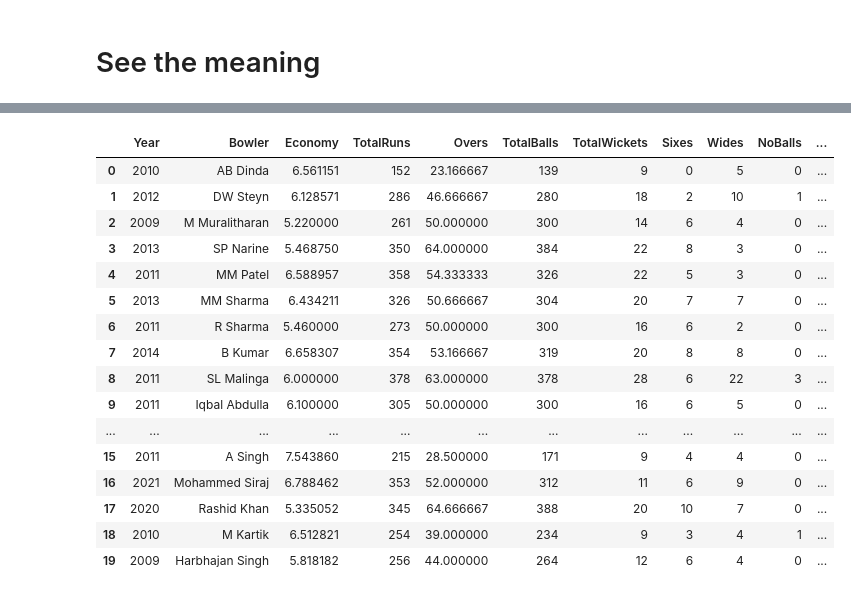
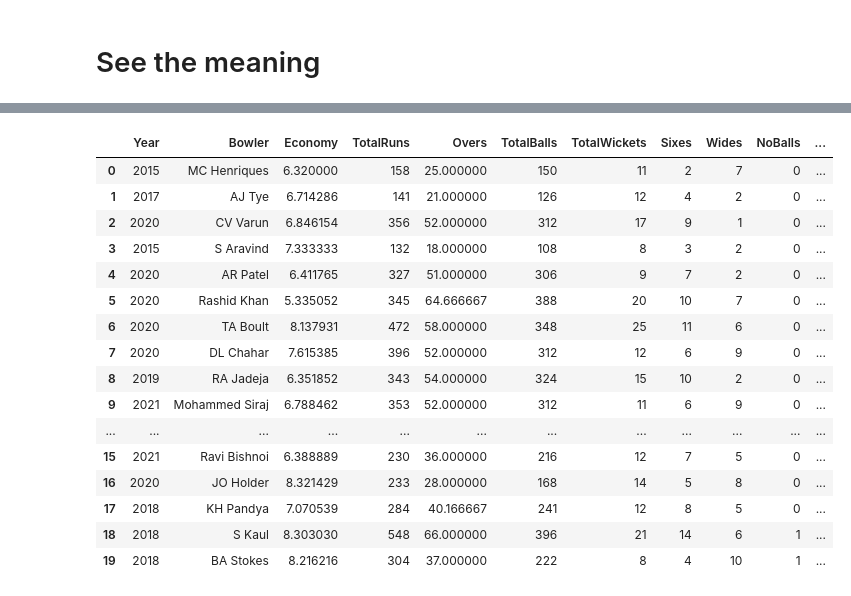
Before and after one commit to greenbear26/fielding-independent-bowling, a Jupyter notebook: main.ipynb, the cells around one changed output, grey strips where cells are left out. Cells and saved outputs as stored; diff of their text form; code cells hidden in the pictures.

Commit message:
Normalized FIB

```diff
--- a/main.ipynb
+++ b/main.ipynb
@@ -153,7 +153,7 @@ for year in filtered_df['Year'].unique():
         total_wickets = bowler_data[bowler_data['Kind'].isin(['bowled', 'caught', 'lbw', 'stumped', 'hit wicket', 'caught and bowled'])].shape[0]
 
         # Fielding Indpendent wickets (bowled, lbw, hit wicker, caught and bowled) [Maybe add stumped later]
-        fielding_independent_wickets = bowler_data[bowler_data['Kind'].isin(['bowled', 'caught and bowled', 'lbw', 'hit wicket'])].shape[0]
+        fielding_independent_wickets = bowler_data[bowler_data['Kind'].isin(['bowled', 'caught and bowled', 'lbw', 'hit wicket', 'stumped'])].shape[0]
 
         rows_list.append({
             'Year': year,
@@ -220,9 +197,9 @@ avg_economy_by_year
 # %% [markdown]
 # Training the model
 # %%
-recent_year_bowler_df = bowler_df[bowler_df['Year'] >= 2022]
+recent_year_bowler_df = bowler_df[bowler_df['Year'] >= 2015]
 
-X = recent_year_bowler_df[['Sixes', 'Wides', 'NoBalls', 'FI Wickets', 'DotBalls']].div(recent_year_bowler_df['Overs'], axis=0)
+X = recent_year_bowler_df[['Sixes', 'Wides', 'NoBalls', 'FI Wickets']].div(recent_year_bowler_df['Overs'], axis=0)
 y = recent_year_bowler_df['Economy']
 
 fib_reg = LinearRegression().fit(X, y)
@@ -252,16 +229,16 @@ fib_reg.coef_, fib_reg.intercept_
 fib_coefficients = np.array(fib_reg.coef_)
 fib_coefficients = np.insert(fib_coefficients, 0, fib_reg.intercept_)
 
-for index, row in bowler_df.iterrows():
-    bowler_df.at[index, 'FIB'] = fib_coefficients[0] + fib_coefficients[1] * (row['Sixes'] / row['Overs']) + \
+for index, row in recent_year_bowler_df.iterrows():
+    recent_year_bowler_df.at[index, 'raw_FIB'] = fib_coefficients[0] + fib_coefficients[1] * (row['Sixes'] / row['Overs']) + \
                                 fib_coefficients[2] * (row['Wides'] / row['Overs']) + \
                                 fib_coefficients[3] * (row['NoBalls'] / row['Overs']) + \
-                                fib_coefficients[4] * (row['FI Wickets'] / row['Overs']) + \
-                                fib_coefficients[5] * (row['DotBalls'] / row['Overs'])
+                                fib_coefficients[4] * (row['FI Wickets'] / row['Overs'])# + \
+                                # fib_coefficients[5] * (row['DotBalls'] / row['Overs'])
 
-bowler_df.sort_values(by=['FIB'], inplace=True)
-bowler_df = bowler_df.reset_index(drop=True)
-bowler_df.to_csv('data/bowler-stats-with-fib.csv', index=False)
-bowler_df.head(20)
+recent_year_bowler_df.sort_values(by=['raw_FIB'], inplace=True)
+recent_year_bowler_df = recent_year_bowler_df.reset_index(drop=True)
+recent_year_bowler_df.to_csv('data/bowler-stats-with-fib.csv', index=False)
+recent_year_bowler_df.head(20)
 # %% [output]
 |  | Year | Bowler | Economy | TotalRuns | Overs | TotalBalls | TotalWickets | Sixes | Wides | NoBalls | ... |
@@ -283,0 +261,13 @@ bowler_df.head(20)
+# %%
+# Normalize FIB for each year based on economy mean and standard deviation
+for year in recent_year_bowler_df['Year'].unique():
+    year_data = recent_year_bowler_df[recent_year_bowler_df['Year'] == year]
+    mean_economy = year_data['Economy'].mean()
+    std_economy = year_data['Economy'].std()
+    mean_fib = year_data['raw_FIB'].mean()
+    std_fib = year_data['raw_FIB'].std()
+
+    for index, row in year_data.iterrows():
+        normalized_fib = (row['raw_FIB'] - mean_fib) / std_fib
+        real_fib = normalized_fib * std_economy + mean_economy
+        recent_year_bowler_df.at[index, 'FIB'] = real_fib
@@ -284,35 +310,35 @@ bowler_df.head(20)
 # %%
 # Store Economy in next year for each bowler in a new dataframe
 next_year_economy = []
-for index, row in bowler_df.iterrows():
+for index, row in recent_year_bowler_df.iterrows():
     bowler = row['Bowler']
     year = row['Year']
-    next_year_data = bowler_df[(bowler_df['Bowler'] == bowler) & (bowler_df['Year'] == year + 1)]
+    next_year_data = recent_year_bowler_df[(recent_year_bowler_df['Bowler'] == bowler) & (recent_year_bowler_df['Year'] == year + 1)]
     if not next_year_data.empty:
         new_row = row.to_dict()
         new_row['next_year_economy'] = next_year_data.iloc[0]['Economy']
         next_year_economy.append(new_row)
 
 next_year_economy_df = pd.DataFrame(next_year_economy).reset_index(drop=True)
 next_year_economy_df.head(20)
 # %% [output]
 |  | Year | Bowler | Economy | TotalRuns | Overs | TotalBalls | TotalWickets | Sixes | Wides | NoBalls | ... |
-| 0 | 2010 | AB Dinda | 6.561151 | 152 | 23.166667 | 139 | 9 | 0 | 5 | 0 | ... |
-| 1 | 2012 | DW Steyn | 6.128571 | 286 | 46.666667 | 280 | 18 | 2 | 10 | 1 | ... |
-| 2 | 2009 | M Muralitharan | 5.220000 | 261 | 50.000000 | 300 | 14 | 6 | 4 | 0 | ... |
-| 3 | 2013 | SP Narine | 5.468750 | 350 | 64.000000 | 384 | 22 | 8 | 3 | 0 | ... |
-| 4 | 2011 | MM Patel | 6.588957 | 358 | 54.333333 | 326 | 22 | 5 | 3 | 0 | ... |
-| 5 | 2013 | MM Sharma | 6.434211 | 326 | 50.666667 | 304 | 20 | 7 | 7 | 0 | ... |
-| 6 | 2011 | R Sharma | 5.460000 | 273 | 50.000000 | 300 | 16 | 6 | 2 | 0 | ... |
-| 7 | 2014 | B Kumar | 6.658307 | 354 | 53.166667 | 319 | 20 | 8 | 8 | 0 | ... |
-| 8 | 2011 | SL Malinga | 6.000000 | 378 | 63.000000 | 378 | 28 | 6 | 22 | 3 | ... |
-| 9 | 2011 | Iqbal Abdulla | 6.100000 | 305 | 50.000000 | 300 | 16 | 6 | 5 | 0 | ... |
+| 0 | 2015 | MC Henriques | 6.320000 | 158 | 25.000000 | 150 | 11 | 2 | 7 | 0 | ... |
+| 1 | 2017 | AJ Tye | 6.714286 | 141 | 21.000000 | 126 | 12 | 4 | 2 | 0 | ... |
+| 2 | 2020 | CV Varun | 6.846154 | 356 | 52.000000 | 312 | 17 | 9 | 1 | 0 | ... |
+| 3 | 2015 | S Aravind | 7.333333 | 132 | 18.000000 | 108 | 8 | 3 | 2 | 0 | ... |
+| 4 | 2020 | AR Patel | 6.411765 | 327 | 51.000000 | 306 | 9 | 7 | 2 | 0 | ... |
+| 5 | 2020 | Rashid Khan | 5.335052 | 345 | 64.666667 | 388 | 20 | 10 | 7 | 0 | ... |
+| 6 | 2020 | TA Boult | 8.137931 | 472 | 58.000000 | 348 | 25 | 11 | 6 | 0 | ... |
+| 7 | 2020 | DL Chahar | 7.615385 | 396 | 52.000000 | 312 | 12 | 6 | 9 | 0 | ... |
+| 8 | 2019 | RA Jadeja | 6.351852 | 343 | 54.000000 | 324 | 15 | 10 | 2 | 0 | ... |
+| 9 | 2021 | Mohammed Siraj | 6.788462 | 353 | 52.000000 | 312 | 11 | 6 | 9 | 0 | ... |
 | ... | ... | ... | ... | ... | ... | ... | ... | ... | ... | ... | ... |
-| 15 | 2011 | A Singh | 7.543860 | 215 | 28.500000 | 171 | 9 | 4 | 4 | 0 | ... |
-| 16 | 2021 | Mohammed Siraj | 6.788462 | 353 | 52.000000 | 312 | 11 | 6 | 9 | 0 | ... |
-| 17 | 2020 | Rashid Khan | 5.335052 | 345 | 64.666667 | 388 | 20 | 10 | 7 | 0 | ... |
-| 18 | 2010 | M Kartik | 6.512821 | 254 | 39.000000 | 234 | 9 | 3 | 4 | 1 | ... |
-| 19 | 2009 | Harbhajan Singh | 5.818182 | 256 | 44.000000 | 264 | 12 | 6 | 4 | 0 | ... |
+| 15 | 2021 | Ravi Bishnoi | 6.388889 | 230 | 36.000000 | 216 | 12 | 7 | 5 | 0 | ... |
+| 16 | 2020 | JO Holder | 8.321429 | 233 | 28.000000 | 168 | 14 | 5 | 8 | 0 | ... |
+| 17 | 2018 | KH Pandya | 7.070539 | 284 | 40.166667 | 241 | 12 | 8 | 5 | 0 | ... |
+| 18 | 2018 | S Kaul | 8.303030 | 548 | 66.000000 | 396 | 21 | 14 | 6 | 1 | ... |
+| 19 | 2018 | BA Stokes | 8.216216 | 304 | 37.000000 | 222 | 8 | 4 | 10 | 1 | ... |
 # %%
 # Compare correlation between FIB and next year economy vs current year economy and next year economy
 correlation_fib_next_year = next_year_economy_df['FIB'].corr(next_year_economy_df['next_year_economy'])
```
Also changed, not shown: parts of 8 cells of this notebook, 2 other files.
